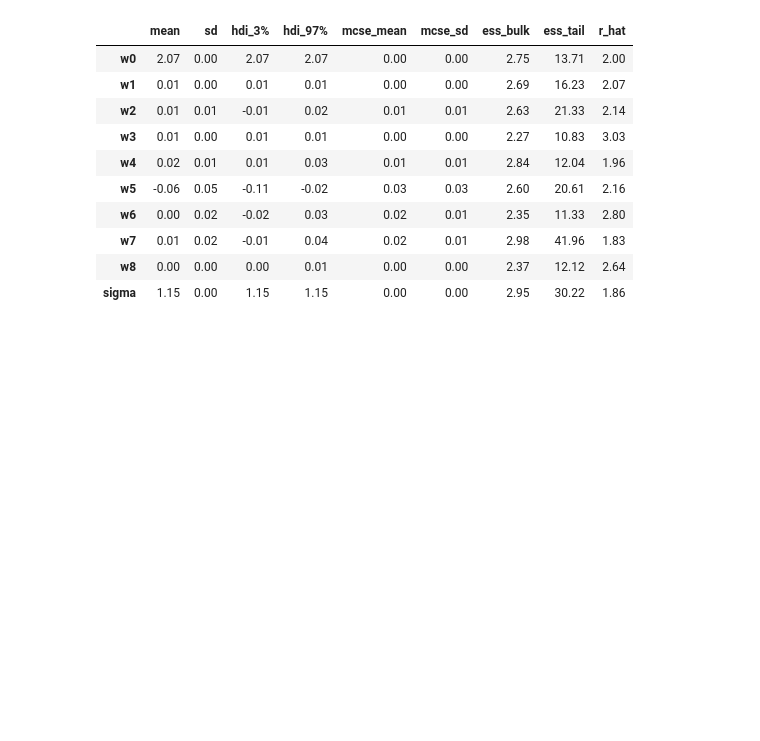
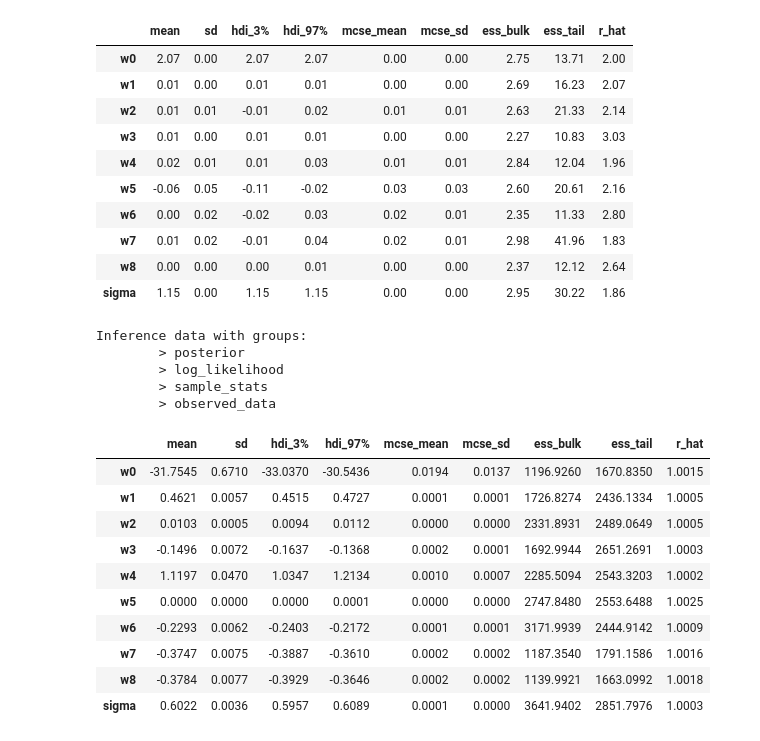
Before and after one commit to lucy-randewich/ML_coursework, a Jupyter notebook: 3-Bayesian-linear-regression.ipynb, the cells around one changed output. Cells and saved outputs as stored; diff of their text form; code cells hidden in the pictures; blank space fills up the shorter version.

Commit message:
added pickle files for pymc results

```diff
--- a/3-Bayesian-linear-regression.ipynb
+++ b/3-Bayesian-linear-regression.ipynb
@@ -128,3 +129,27 @@ az.summary(idata, round_to=2)
 | w7 | 0.01 | 0.02 | -0.01 | 0.04 | 0.02 | 0.01 | 2.98 | 41.96 | 1.83 |
 | w8 | 0.00 | 0.00 | 0.00 | 0.01 | 0.00 | 0.00 | 2.37 | 12.12 | 2.64 |
 | sigma | 1.15 | 0.00 | 1.15 | 1.15 | 0.00 | 0.00 | 2.95 | 30.22 | 1.86 |
+# %%
+input_d = pickle.load(open('sampler_inference.pkl', 'rb'))
+# %%
+input_d
+# %% [output]
+Inference data with groups:
+        > posterior
+        > log_likelihood
+        > sample_stats
+        > observed_data
+# %%
+az.summary(input_d, round_to=4 )
+# %% [output]
+|  | mean | sd | hdi_3% | hdi_97% | mcse_mean | mcse_sd | ess_bulk | ess_tail | r_hat |
+| w0 | -31.7545 | 0.6710 | -33.0370 | -30.5436 | 0.0194 | 0.0137 | 1196.9260 | 1670.8350 | 1.0015 |
+| w1 | 0.4621 | 0.0057 | 0.4515 | 0.4727 | 0.0001 | 0.0001 | 1726.8274 | 2436.1334 | 1.0005 |
+| w2 | 0.0103 | 0.0005 | 0.0094 | 0.0112 | 0.0000 | 0.0000 | 2331.8931 | 2489.0649 | 1.0005 |
+| w3 | -0.1496 | 0.0072 | -0.1637 | -0.1368 | 0.0002 | 0.0001 | 1692.9944 | 2651.2691 | 1.0003 |
+| w4 | 1.1197 | 0.0470 | 1.0347 | 1.2134 | 0.0010 | 0.0007 | 2285.5094 | 2543.3203 | 1.0002 |
+| w5 | 0.0000 | 0.0000 | 0.0000 | 0.0001 | 0.0000 | 0.0000 | 2747.8480 | 2553.6488 | 1.0025 |
+| w6 | -0.2293 | 0.0062 | -0.2403 | -0.2172 | 0.0001 | 0.0001 | 3171.9939 | 2444.9142 | 1.0009 |
+| w7 | -0.3747 | 0.0075 | -0.3887 | -0.3610 | 0.0002 | 0.0002 | 1187.3540 | 1791.1586 | 1.0016 |
+| w8 | -0.3784 | 0.0077 | -0.3929 | -0.3646 | 0.0002 | 0.0002 | 1139.9921 | 1663.0992 | 1.0018 |
+| sigma | 0.6022 | 0.0036 | 0.5957 | 0.6089 | 0.0001 | 0.0000 | 3641.9402 | 2851.7976 | 1.0003 |
```
Also changed, not shown: parts of 2 cells of this notebook, 1 other file.
